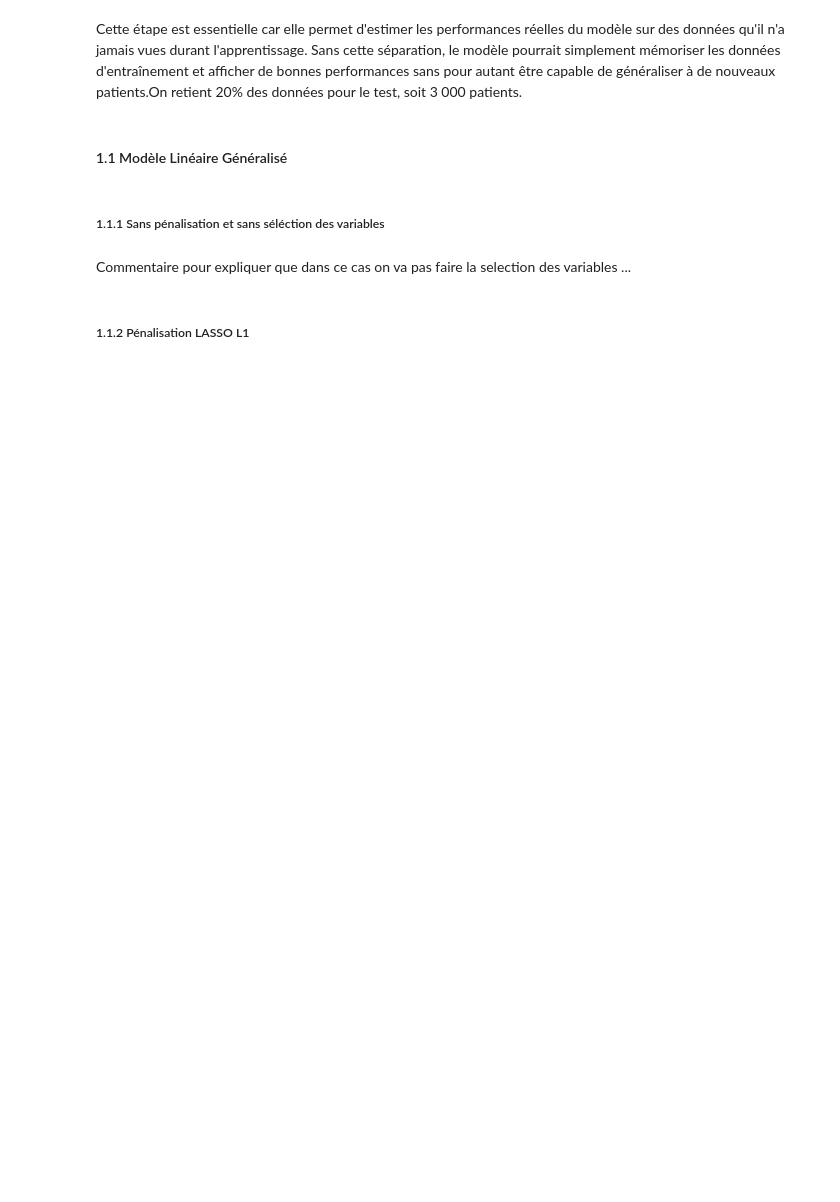
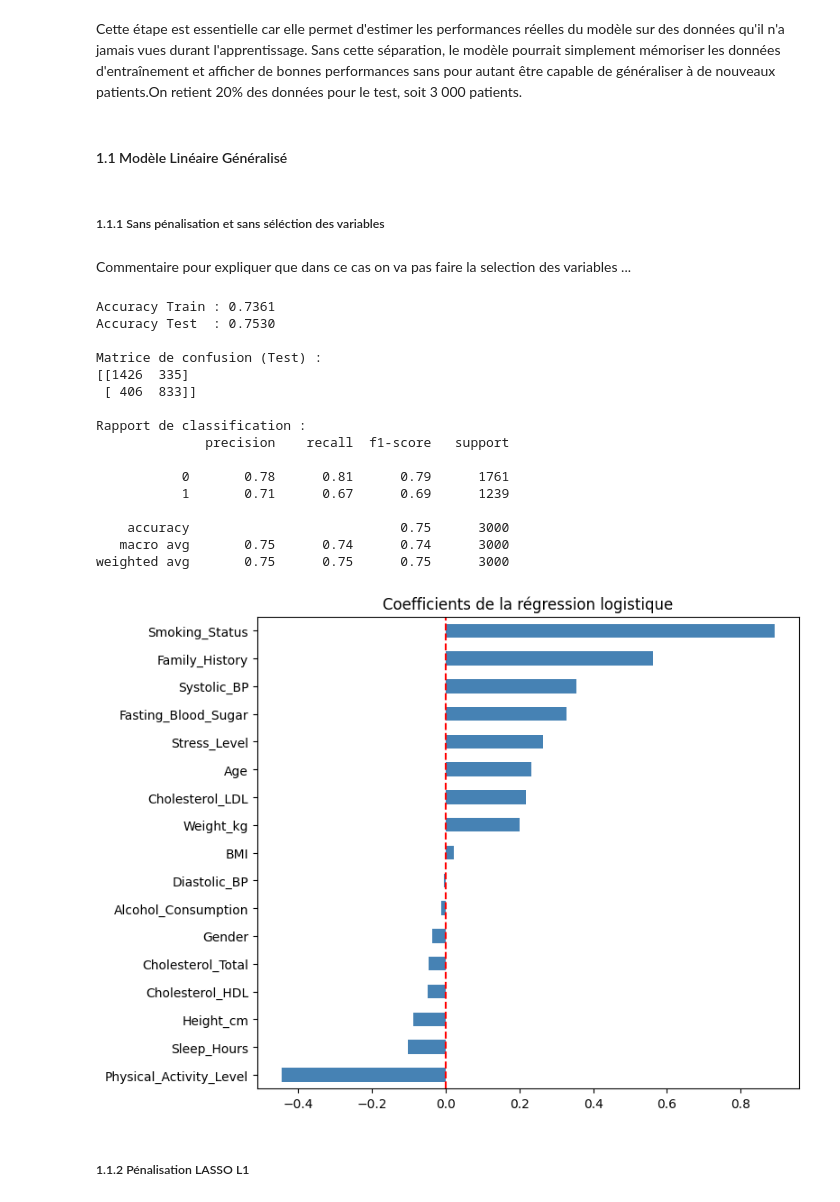
Before and after one commit to AhmedBousbih/Projet-Machine-learning, a Jupyter notebook: Projet_ML_py.ipynb, the cells around one changed output. Drawn from its saved outputs; the diff is of its cells as text; code cells hidden in the pictures; blank space fills up the shorter version.

```diff
--- a/Projet_ML_py.ipynb
+++ b/Projet_ML_py.ipynb
@@ -61,6 +93,7 @@ df.describe()
 X = df.drop(columns=["Heart_Disease_Risk"])
 y = df["Heart_Disease_Risk"]
 # %%
+
 # Division en ensembles d'apprentissage et de test
 X_train, X_test, y_train, y_test = train_test_split(
     X, y, test_size=0.2, random_state=randomseed)
@@ -72,5 +105,5 @@ print("Taille test :", X_test.shape[0])
 # Normalisation
 scaler = StandardScaler()
 scaler.fit(X_train)
-Xr_train = scaler.transform(X_train)
-Xr_test = scaler.transform(X_test)
+X_train_scaled = scaler.transform(X_train)
+X_test_scaled = scaler.transform(X_test)
@@ -82,10 +118,3 @@ Cette étape est essentielle car elle permet d'estimer les performances réelles
 ##### 1.1.1 Sans pénalisation et sans séléction des variables
 # %% [markdown]
 Commentaire pour expliquer que dans ce cas on va pas faire la selection des variables ...
-# %%
-ModelLin = LogisticRegression(random_state=randomseed, max_iter=1000)
-ModelLin.fit(Xr_train, y_train)
-score = ModelLin.score(Xr_test, y_test)
-print("Score du modèle de régression logistique :", score)
-y_pred = ModelLin.predict(Xr_test)
-print("Matrice de confusion :\n", confusion_matrix(y_test, y_pred))
@@ -101,2 +121,43 @@ plt.show()
+# %%
+log_reg = LogisticRegression(penalty=None, max_iter=1000, random_state=randomseed)
+log_reg.fit(X_train_scaled, y_train)
+
+# Prédictions
+y_pred_train = log_reg.predict(X_train_scaled)
+y_pred_test  = log_reg.predict(X_test_scaled)
+
+# Évaluation des performances
+print(f"Accuracy Train : {accuracy_score(y_train, y_pred_train):.4f}")
+print(f"Accuracy Test  : {accuracy_score(y_test, y_pred_test):.4f}")
+print("\nMatrice de confusion (Test) :")
+print(confusion_matrix(y_test, y_pred_test))
+print("\nRapport de classification :")
+print(classification_report(y_test, y_pred_test))
+
+# Visualisation des coefficients
+coef = pd.Series(log_reg.coef_[0], index=X.columns)
+coef.sort_values().plot(kind='barh', figsize=(8, 6), color='steelblue')
+plt.title("Coefficients de la régression logistique")
+plt.axvline(0, color='red', linestyle='--')
+plt.tight_layout()
+plt.show()
+# %% [output]
+Accuracy Train : 0.7361
+Accuracy Test  : 0.7530
+
+Matrice de confusion (Test) :
+[[1426  335]
+ [ 406  833]]
+
+Rapport de classification :
+              precision    recall  f1-score   support
+
+           0       0.78      0.81      0.79      1761
+           1       0.71      0.67      0.69      1239
+
+    accuracy                           0.75      3000
+   macro avg       0.75      0.74      0.74      3000
+weighted avg       0.75      0.75      0.75      3000
+[figure, added]
 # %% [markdown]
 ##### 1.1.2 Pénalisation LASSO L1
```
Also changed, not shown: parts of 27 cells of this notebook.
